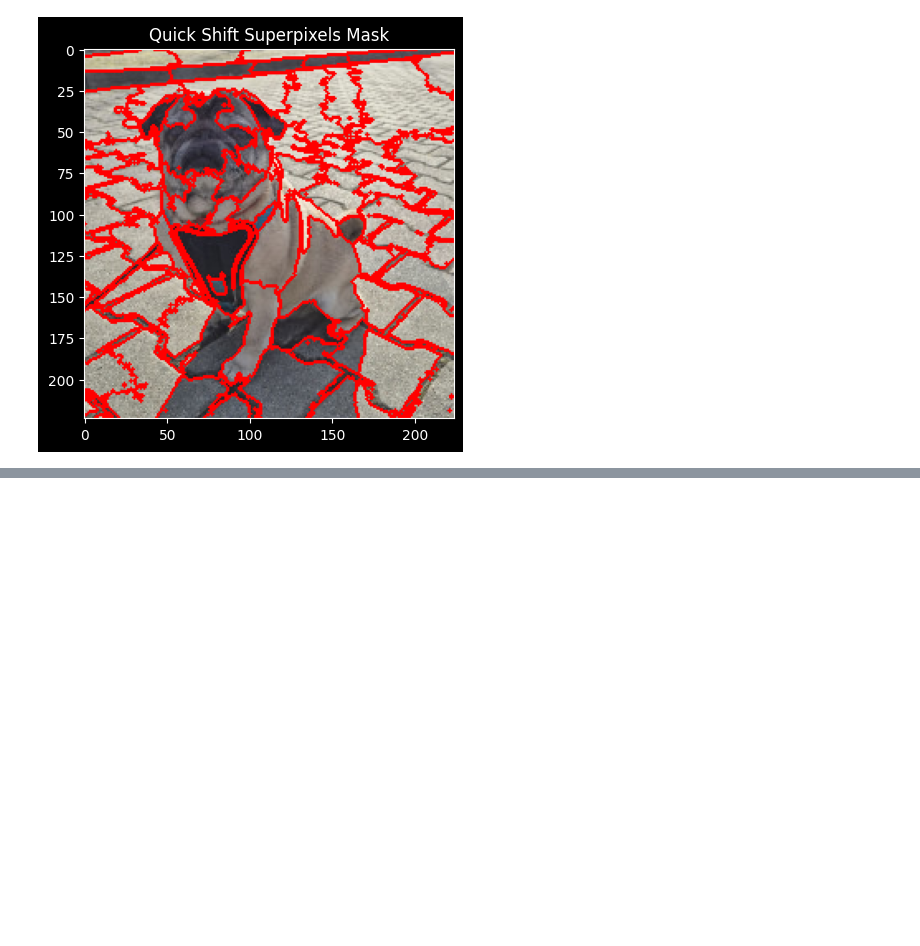
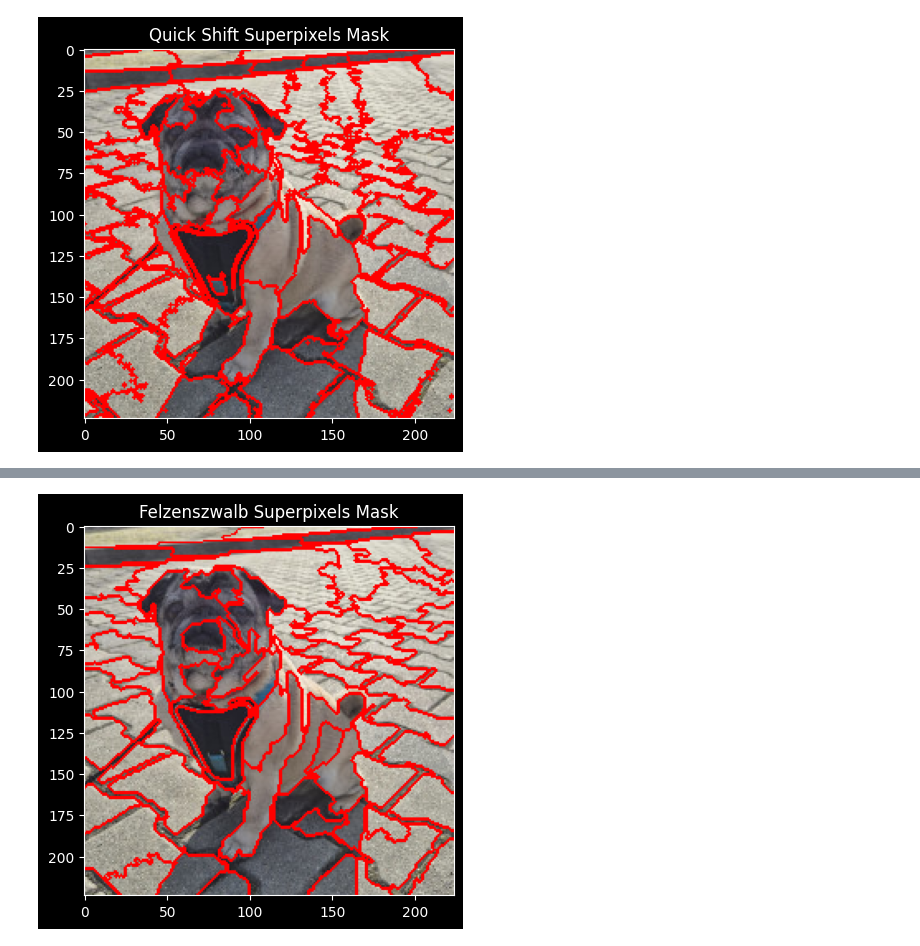
Before and after one commit to xXKeNdAmAmAsTeRXx/XAI_methods_in_classification, a Jupyter notebook: Intro_to_superpixels.ipynb, the cells around one changed output, grey strips where cells are left out. Cells and saved outputs as stored; diff of their text form; code cells hidden in the pictures; blank space fills up the shorter version.

Commit message:
Felzenszwalb’s algorithm

```diff
--- a/Intro_to_superpixels.ipynb
+++ b/Intro_to_superpixels.ipynb
@@ -67,0 +73,9 @@ plt.show()
+# %%
+from skimage.segmentation import felzenszwalb
+flb_mask = felzenszwalb(img, min_size=14*14)
+flb_img = mark_boundaries(img/255, flb_mask, color=(1,0,0))
+plt.imshow(flb_img)
+plt.title('Felzenszwalb Superpixels Mask')
+plt.show()
+# %% [output]
+[figure, added]
```
Also changed, not shown: parts of 2 cells of this notebook.
